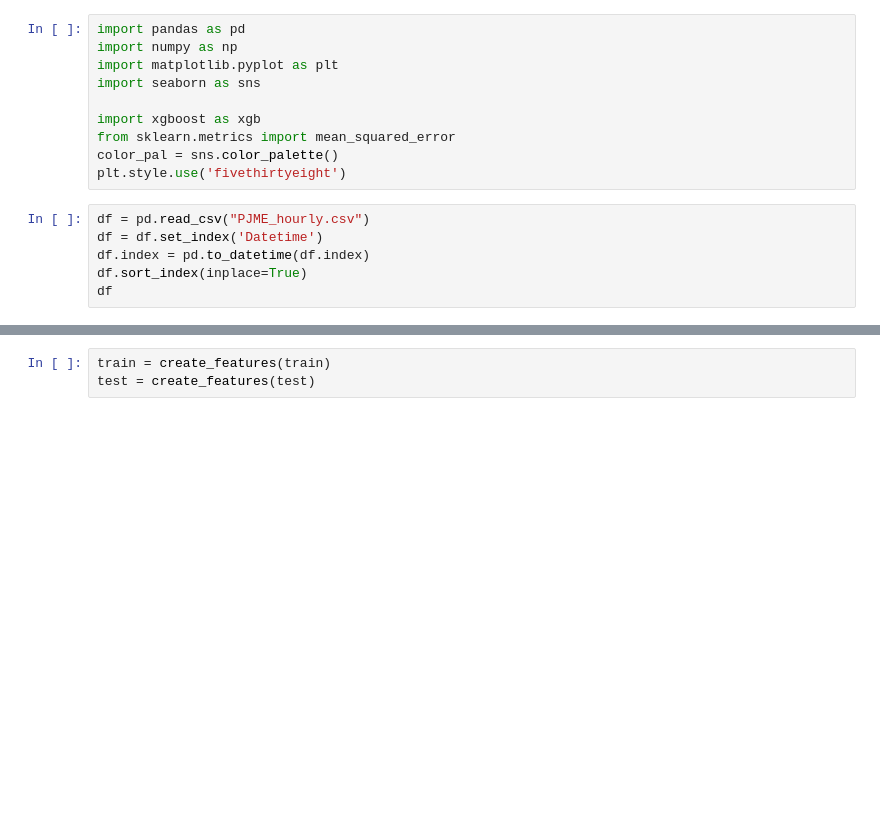
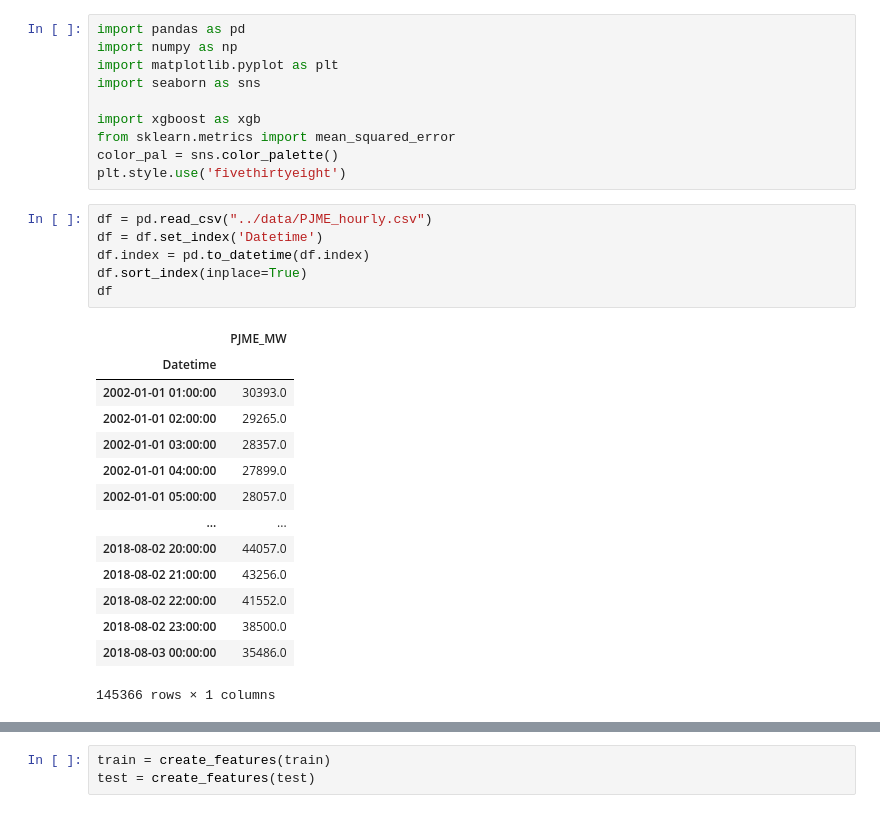
Before and after one commit to yuanekb/ml-models-explorer, a Jupyter notebook: notebooks/xgboost.ipynb, the cells around one changed output, grey strips where cells are left out. Cells and saved outputs as stored; diff of their text form; blank space fills up the shorter version.

```diff
--- a/notebooks/xgboost.ipynb
+++ b/notebooks/xgboost.ipynb
@@ -9,11 +9,26 @@ from sklearn.metrics import mean_squared_error
 color_pal = sns.color_palette()
 plt.style.use('fivethirtyeight')
 # %%
-df = pd.read_csv("PJME_hourly.csv")
+df = pd.read_csv("../data/PJME_hourly.csv")
 df = df.set_index('Datetime')
 df.index = pd.to_datetime(df.index)
 df.sort_index(inplace=True)
 df
+# %% [output]
+|  | PJME_MW |
+| Datetime |  |
+| 2002-01-01 01:00:00 | 30393.0 |
+| 2002-01-01 02:00:00 | 29265.0 |
+| 2002-01-01 03:00:00 | 28357.0 |
+| 2002-01-01 04:00:00 | 27899.0 |
+| 2002-01-01 05:00:00 | 28057.0 |
+| ... | ... |
+| 2018-08-02 20:00:00 | 44057.0 |
+| 2018-08-02 21:00:00 | 43256.0 |
+| 2018-08-02 22:00:00 | 41552.0 |
+| 2018-08-02 23:00:00 | 38500.0 |
+| 2018-08-03 00:00:00 | 35486.0 |
+145366 rows × 1 columns
 # %%
 df.plot(style='.',
         figsize=(15,5),
```
Also changed, not shown: parts of 12 cells of this notebook.
